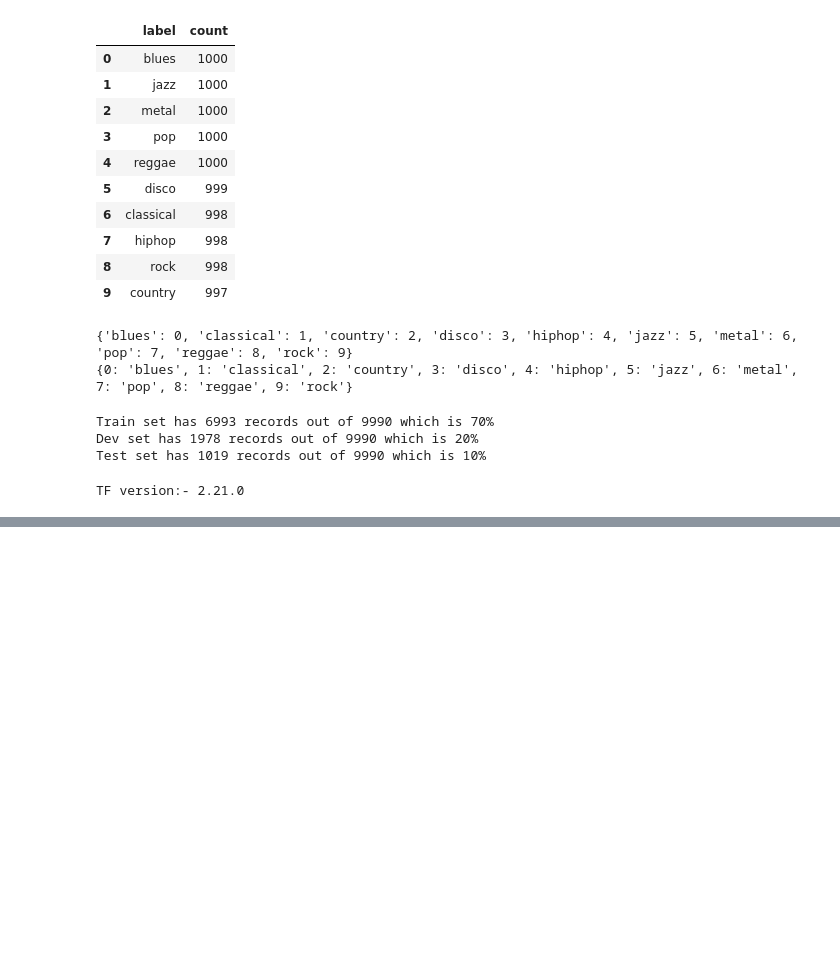
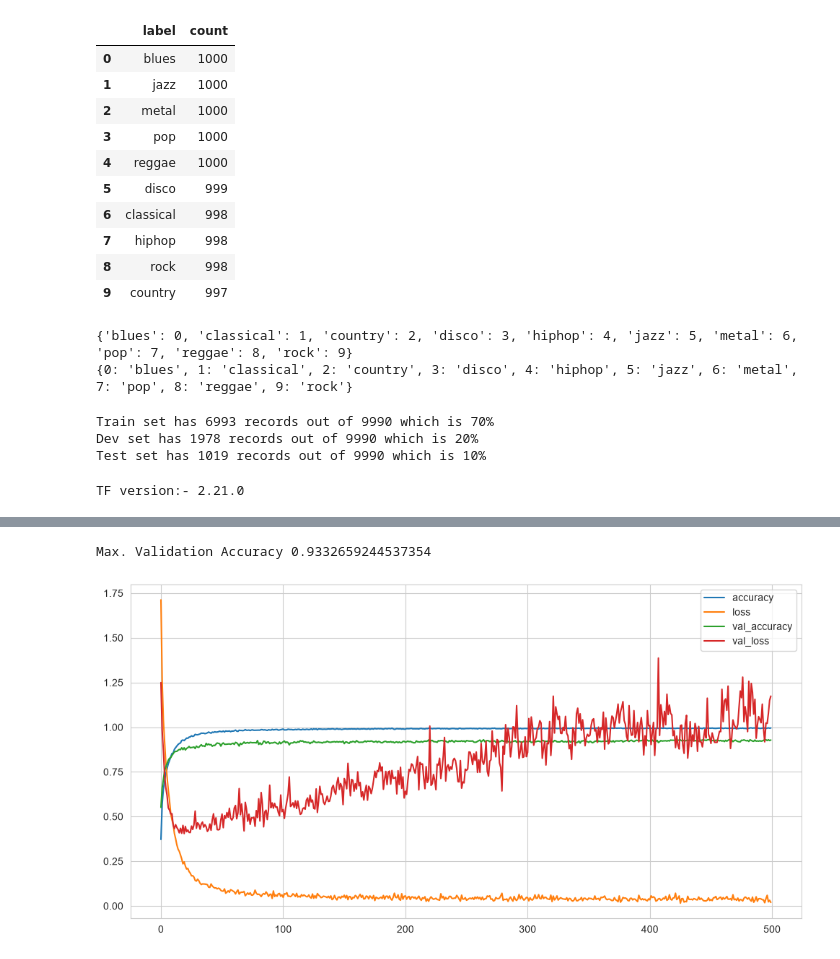
Before and after one commit to diego-nst/BongcayaoTanalgo_ISCS30.63, a Jupyter notebook: project-ver2.ipynb, the cells around one changed output, grey strips where cells are left out. Cells and saved outputs as stored; diff of their text form; code cells hidden in the pictures; blank space fills up the shorter version.

```diff
--- a/project-ver2.ipynb
+++ b/project-ver2.ipynb
@@ -691,0 +821,21 @@ ValueError: Invalid dtype: str
+# %%
+model_4 = k.models.Sequential([
+    k.layers.Dense(1024, activation='relu', input_shape=(X_train.shape[1],)),
+    k.layers.Dropout(0.3),
+
+    k.layers.Dense(512, activation='relu'),
+    k.layers.Dropout(0.3),
+
+    k.layers.Dense(256, activation='relu'),
+    k.layers.Dropout(0.3),
+
+    k.layers.Dense(128, activation='relu'),
+    k.layers.Dropout(0.3),
+
+    k.layers.Dense(64, activation='relu'),
+    k.layers.Dropout(0.3),
+
+    k.layers.Dense(10, activation='softmax'),
+])
+print(model_4.summary())
+model_4_history = trainModel(model=model_4, epochs=500, optimizer='rmsprop')
@@ -691,0 +881,5 @@ ValueError: Invalid dtype: str
+# %%
+plotHistory(model_4_history)
+# %% [output]
+Max. Validation Accuracy 0.9332659244537354
+[figure, added]
```
Also changed, not shown: parts of 15 cells of this notebook.
